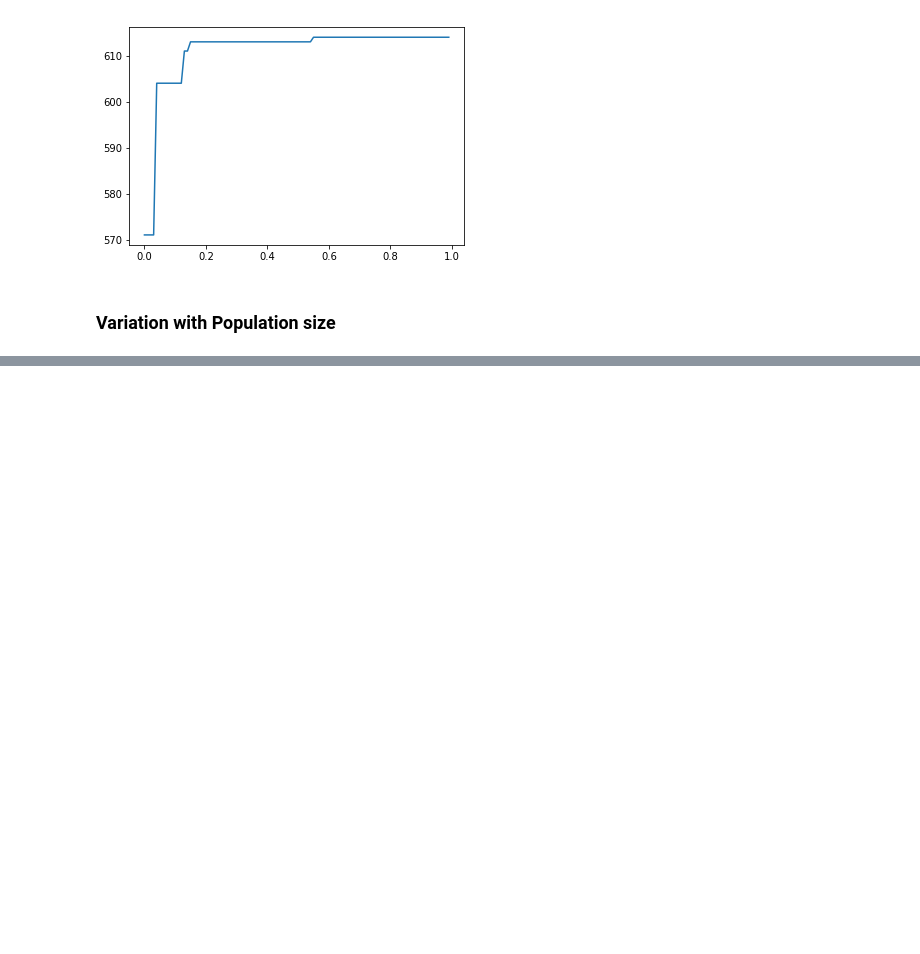
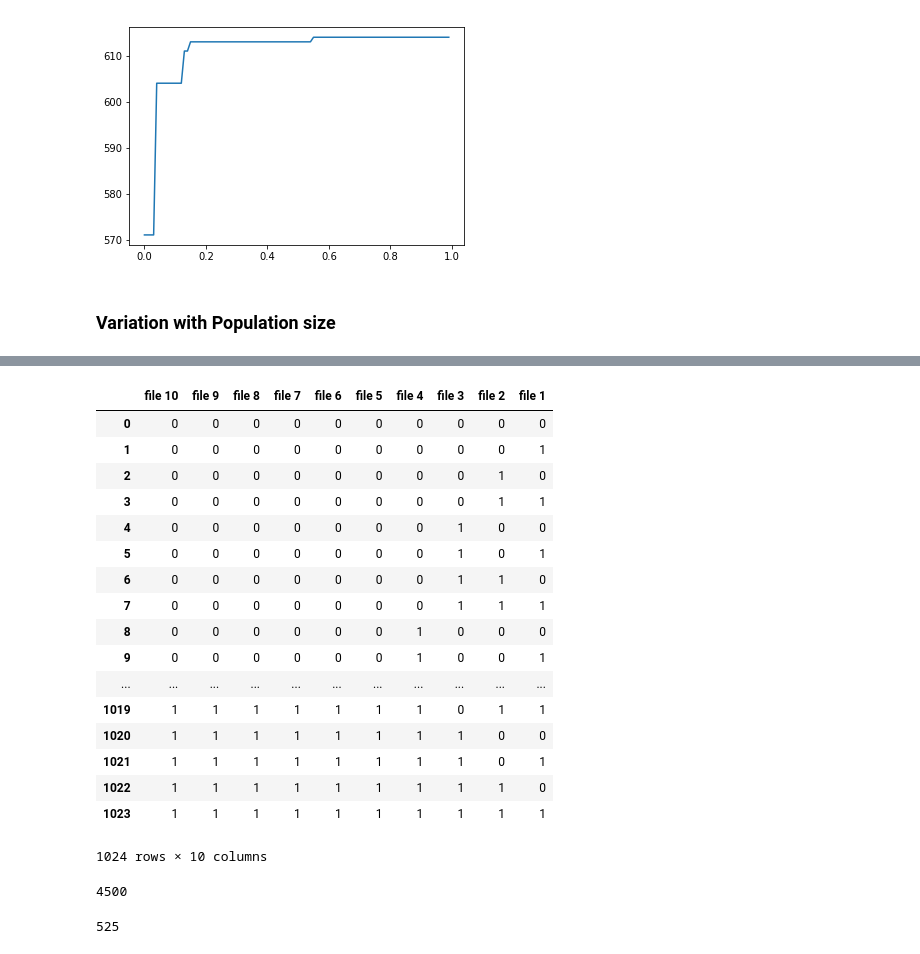
Before and after one commit to adhishagc/Genetic-Algorithm-using-Python-Example, a Jupyter notebook: Genetic_Algorithm_Assignment.ipynb, the cells around one changed output, grey strips where cells are left out. Cells and saved outputs as stored; diff of their text form; code cells hidden in the pictures; blank space fills up the shorter version.

```diff
--- a/Genetic_Algorithm_Assignment.ipynb
+++ b/Genetic_Algorithm_Assignment.ipynb
@@ -691,0 +733,8 @@ plt.plot([x for x in range(1,popSize+1)],best_vals_duration)
+# %%
+index = 1
+for i in range(2):
+  for j in range(2**index):
+    print("0")
+
+  for j in range(2**index):
+    print("1")
@@ -691,0 +750,22 @@ plt.plot([x for x in range(1,popSize+1)],best_vals_duration)
+# %%
+def generate(variables,power):
+  val = int((2**variables)/(2**(power+1)))
+  file_10 = []
+  for i in range(val):
+    for j in range(2**power):
+      file_10.append(0)
+
+    for j in range(2**power):
+      file_10.append(1)
+
+  return file_10
+# %%
+variables = 10
+#power = 2
+
+rows = 2**variable
+val = int((2**variable)/(2**(power+1)))
+
+list_ret = []
+for power in range(variables):
+  list_ret.append(generate(variables,power))
@@ -691,0 +774,31 @@ plt.plot([x for x in range(1,popSize+1)],best_vals_duration)
+# %%
+values ={
+
+    'file ' + str(x+1):list_ret[x] for x in range(variables-1,-1,-1)
+
+
+
+  }
+  #convert the array of population to a dataframe
+values = pd.DataFrame(values)
+# %%
+values
+# %% [output]
+|  | file 10 | file 9 | file 8 | file 7 | file 6 | file 5 | file 4 | file 3 | file 2 | file 1 |
+| 0 | 0 | 0 | 0 | 0 | 0 | 0 | 0 | 0 | 0 | 0 |
+| 1 | 0 | 0 | 0 | 0 | 0 | 0 | 0 | 0 | 0 | 1 |
+| 2 | 0 | 0 | 0 | 0 | 0 | 0 | 0 | 0 | 1 | 0 |
+| 3 | 0 | 0 | 0 | 0 | 0 | 0 | 0 | 0 | 1 | 1 |
+| 4 | 0 | 0 | 0 | 0 | 0 | 0 | 0 | 1 | 0 | 0 |
+| 5 | 0 | 0 | 0 | 0 | 0 | 0 | 0 | 1 | 0 | 1 |
+| 6 | 0 | 0 | 0 | 0 | 0 | 0 | 0 | 1 | 1 | 0 |
+| 7 | 0 | 0 | 0 | 0 | 0 | 0 | 0 | 1 | 1 | 1 |
+| 8 | 0 | 0 | 0 | 0 | 0 | 0 | 1 | 0 | 0 | 0 |
+| 9 | 0 | 0 | 0 | 0 | 0 | 0 | 1 | 0 | 0 | 1 |
+| ... | ... | ... | ... | ... | ... | ... | ... | ... | ... | ... |
+| 1019 | 1 | 1 | 1 | 1 | 1 | 1 | 1 | 0 | 1 | 1 |
+| 1020 | 1 | 1 | 1 | 1 | 1 | 1 | 1 | 1 | 0 | 0 |
+| 1021 | 1 | 1 | 1 | 1 | 1 | 1 | 1 | 1 | 0 | 1 |
+| 1022 | 1 | 1 | 1 | 1 | 1 | 1 | 1 | 1 | 1 | 0 |
+| 1023 | 1 | 1 | 1 | 1 | 1 | 1 | 1 | 1 | 1 | 1 |
+1024 rows × 10 columns
@@ -691,0 +832,8 @@ plt.plot([x for x in range(1,popSize+1)],best_vals_duration)
+# %%
+final_size[index]
+# %% [output]
+4500
+# %%
+final_duration[index]
+# %% [output]
+525
```
Also changed, not shown: parts of 25 cells of this notebook.
